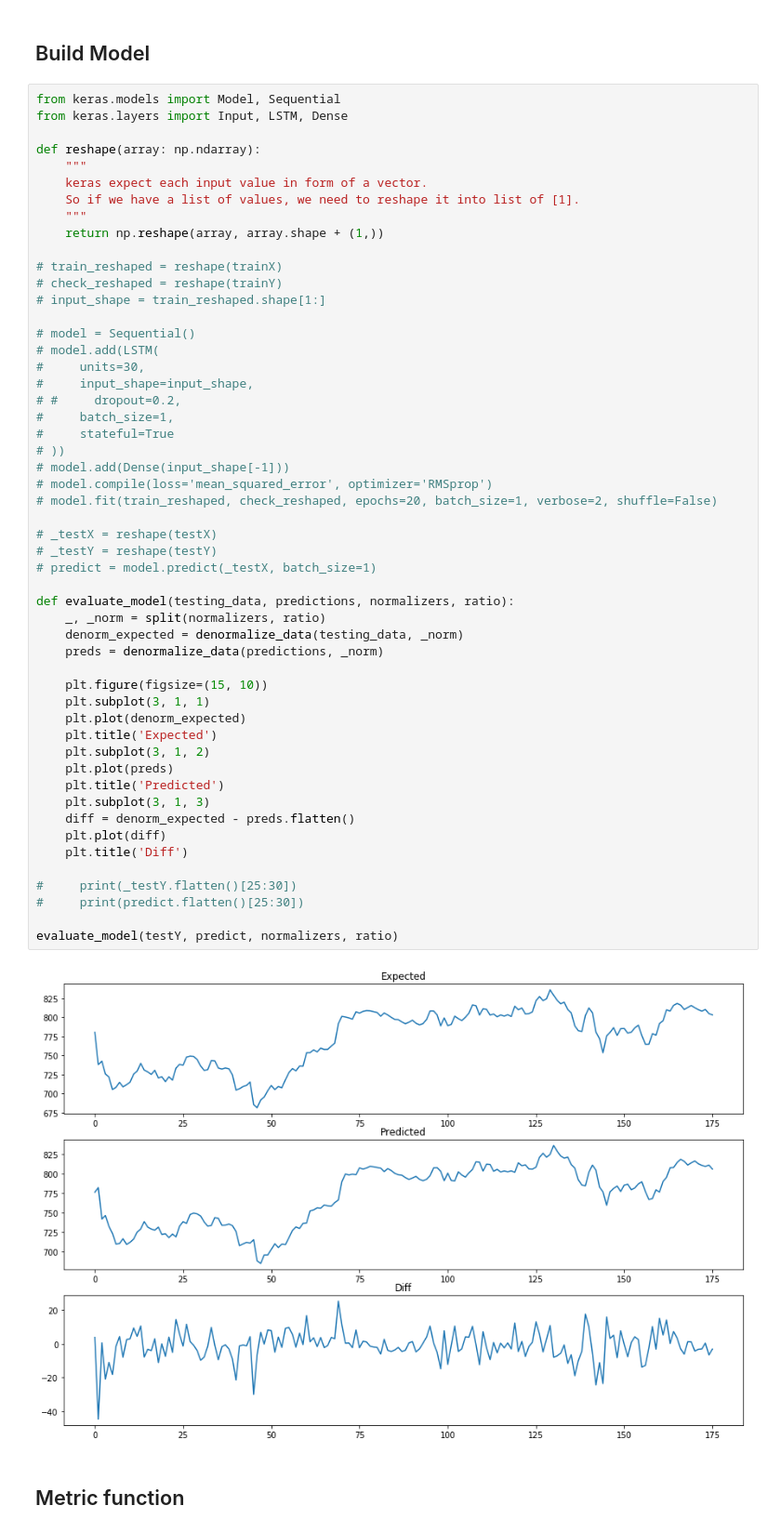
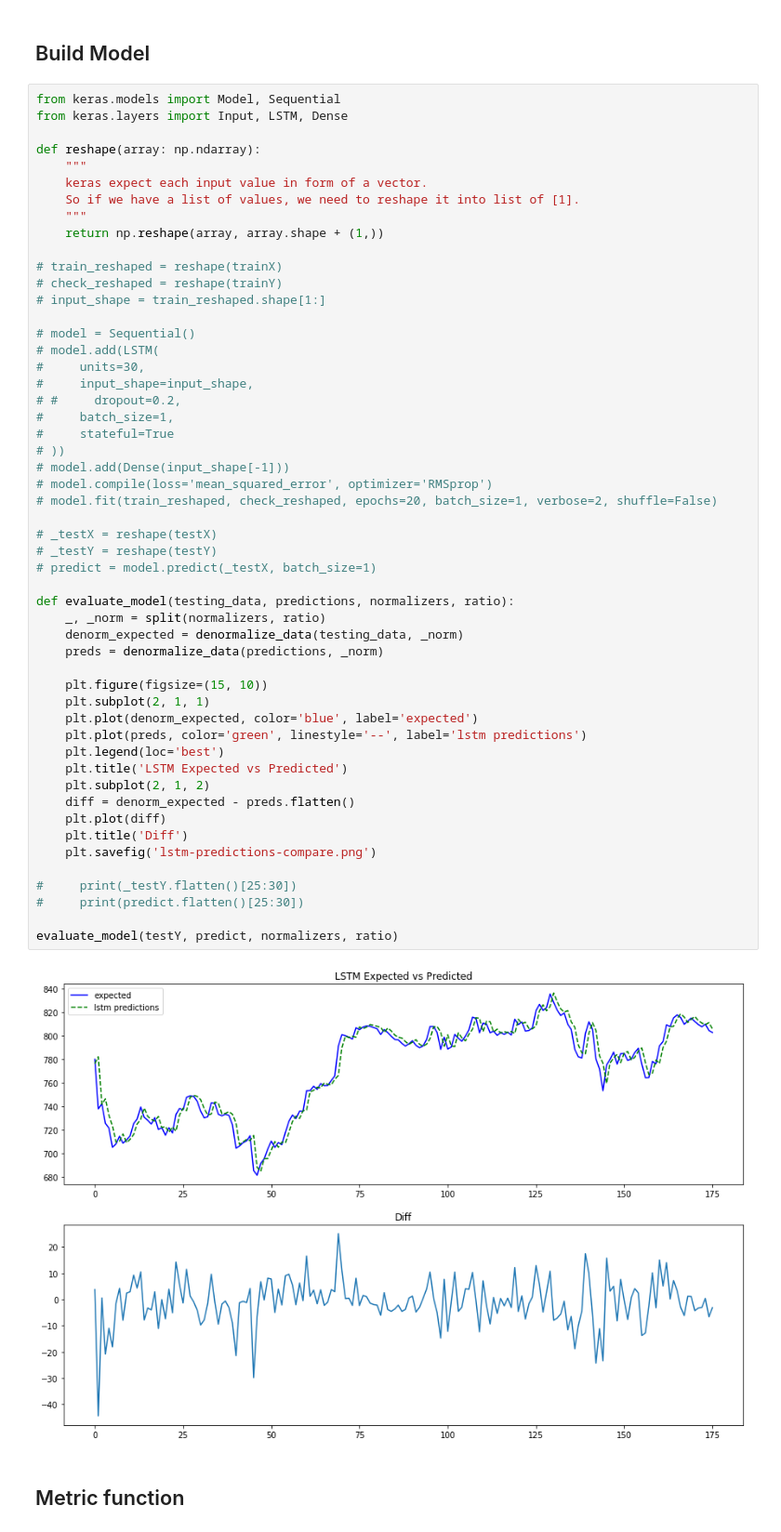
Before and after one commit to vhquang/machine-learning, a Jupyter notebook: stock-price.ipynb, the cells around one changed output. Shown at 93% size. Cells and saved outputs as stored; diff of their text form.

Commit message:
update comparison charts

```diff
--- a/stock-price.ipynb
+++ b/stock-price.ipynb
@@ -164,41 +164,41 @@ def reshape(array: np.ndarray):
 # model.add(LSTM(
 #     units=30,
 #     input_shape=input_shape,
 # #     dropout=0.2,
 #     batch_size=1,
 #     stateful=True
 # ))
 # model.add(Dense(input_shape[-1]))
 # model.compile(loss='mean_squared_error', optimizer='RMSprop')
 # model.fit(train_reshaped, check_reshaped, epochs=20, batch_size=1, verbose=2, shuffle=False)
 
 # _testX = reshape(testX)
 # _testY = reshape(testY)
 # predict = model.predict(_testX, batch_size=1)
 
 def evaluate_model(testing_data, predictions, normalizers, ratio):
     _, _norm = split(normalizers, ratio)
     denorm_expected = denormalize_data(testing_data, _norm)
     preds = denormalize_data(predictions, _norm)
 
     plt.figure(figsize=(15, 10))
-    plt.subplot(3, 1, 1)
-    plt.plot(denorm_expected)
-    plt.title('Expected')
-    plt.subplot(3, 1, 2)
-    plt.plot(preds)
-    plt.title('Predicted')
-    plt.subplot(3, 1, 3)
+    plt.subplot(2, 1, 1)
+    plt.plot(denorm_expected, color='blue', label='expected')
+    plt.plot(preds, color='green', linestyle='--', label='lstm predictions')
+    plt.legend(loc='best')
+    plt.title('LSTM Expected vs Predicted')
+    plt.subplot(2, 1, 2)
     diff = denorm_expected - preds.flatten()
     plt.plot(diff)
     plt.title('Diff')
+    plt.savefig('lstm-predictions-compare.png')
 
 #     print(_testY.flatten()[25:30])
 #     print(predict.flatten()[25:30])
 
 evaluate_model(testY, predict, normalizers, ratio)
 # %% [output]
-[figure, old version]
+[figure, new version]
 # %% [markdown]
 ## Metric function
 # %% [markdown]
```
Also changed, not shown: parts of 1 cell of this notebook, 3 other files.
